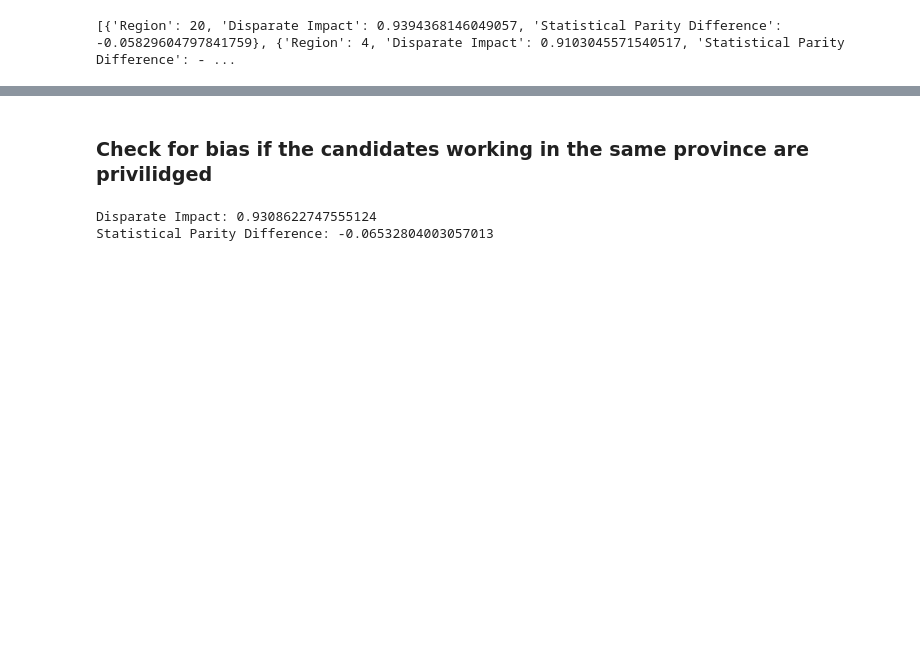
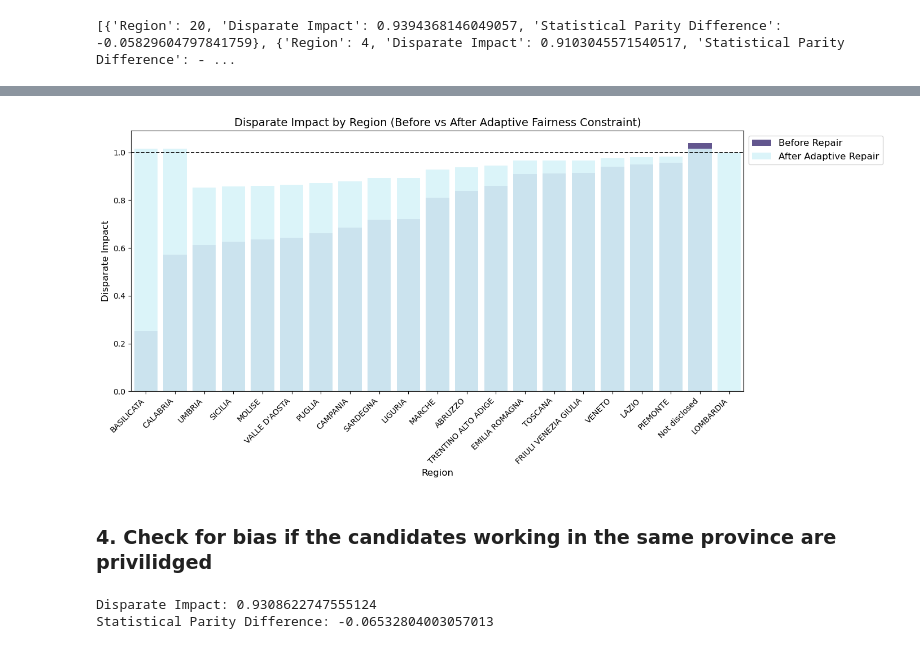
Before and after one commit to adiiulio/AiInIndustry_2025, a Jupyter notebook: Reverse_Matching.ipynb, the cells around one changed output, grey strips where cells are left out. Cells and saved outputs as stored; diff of their text form; code cells hidden in the pictures; blank space fills up the shorter version.

```diff
--- a/Reverse_Matching.ipynb
+++ b/Reverse_Matching.ipynb
@@ -922,0 +996,15 @@ plt.show()
+# %%
+# Compute fairness metrics after reweighting
+fairness_results_after = []
+for region in unprivileged_regions:
+    metric_after = BinaryLabelDatasetMetric(
+        reweighted_dataset,
+        privileged_groups=[{"cand_domicile_region": 8}],
+        unprivileged_groups=[region]
+    )
+
+    fairness_results_after.append({
+        "Region": region["cand_domicile_region"],
+        "Disparate Impact": metric_after.disparate_impact(),
+        "Statistical Parity Difference": metric_after.statistical_parity_difference()
+    })
@@ -923,5 +1098,62 @@ plt.show()
+# %%
+# Implement an adaptive fairness constraint
+# Instead of a fixed threshold, adapt based on regional disparities
+
+# Compute the mean and standard deviation of Disparate Impact before repair
+mean_di_before = fairness_df["Disparate Impact"].mean()
+std_di_before = fairness_df["Disparate Impact"].std()
+
+# Define an adaptive threshold: within 1 standard deviation of the mean
+adaptive_lower_bound = max(0.5, mean_di_before - std_di_before)  # Prevent going too low
+adaptive_upper_bound = min(1.5, mean_di_before + std_di_before)  # Prevent excessive overcorrection
+
+# Apply the adaptive fairness constraint
+df["favorable_outcome_repaired"] = np.clip(df["favorable_outcome_repaired"], adaptive_lower_bound, adaptive_upper_bound)
+
+# Recompute Disparate Impact after applying the adaptive fairness constraint
+fairness_results_adaptive = []
+for region in df["cand_domicile_region"].unique():
+    region_df = df[df["cand_domicile_region"] == region]
+
+    # Compute DI: Probability of favorable outcome for region / Probability for Lombardia (region 8)
+    p_favorable_region = region_df["favorable_outcome_repaired"].mean()
+    p_favorable_privileged = df[df["cand_domicile_region"] == 8]["favorable_outcome_repaired"].mean()
+
+    di_adaptive = p_favorable_region / p_favorable_privileged if p_favorable_privileged > 0 else np.nan
+
+    fairness_results_adaptive.append({
+        "Region": region_label_mapping.get(region, "Unknown Region"),
+        "Disparate Impact": di_adaptive
+    })
+
+# Convert to DataFrame
+fairness_df_adaptive = pd.DataFrame(fairness_results_adaptive).fillna(0).sort_values(by="Disparate Impact")
+
+# Plot Disparate Impact before and after applying the adaptive fairness constraint
+plt.figure(figsize=(14, 6))
+sns.barplot(x="Region", y="Disparate Impact", data=fairness_df, color="#34207E", alpha=0.8, label="Before Repair")
+sns.barplot(x="Region", y="Disparate Impact", data=fairness_df_adaptive, color="#D1F6FF", alpha=0.9, label="After Adaptive Repair")
+
+# Add threshold line
+plt.axhline(y=1, color="black", linestyle="--", linewidth=1.2)
+
+# Labels and title
+plt.xlabel("Region", fontsize=12)
+plt.ylabel("Disparate Impact", fontsize=12)
+plt.title("Disparate Impact by Region (Before vs After Adaptive Fairness Constraint)", fontsize=14)
+plt.xticks(rotation=45, ha="right", fontsize=10)
+
+# Fix legend placement and remove duplicates
+handles, labels = plt.gca().get_legend_handles_labels()
+by_label = dict(zip(labels, handles))
+plt.legend(by_label.values(), by_label.keys(), loc="upper left", bbox_to_anchor=(1, 1), fontsize=12)
+
+# Display plot
+plt.show()
+# %% [output]
+[figure, added]
 # %% [markdown]
-### Check for bias if the candidates working in the same province are privilidged
+### 4. Check for bias if the candidates working in the same province are privilidged
 # %%
 df = rm_df.copy()
 
```
Also changed, not shown: parts of 66 cells of this notebook.
